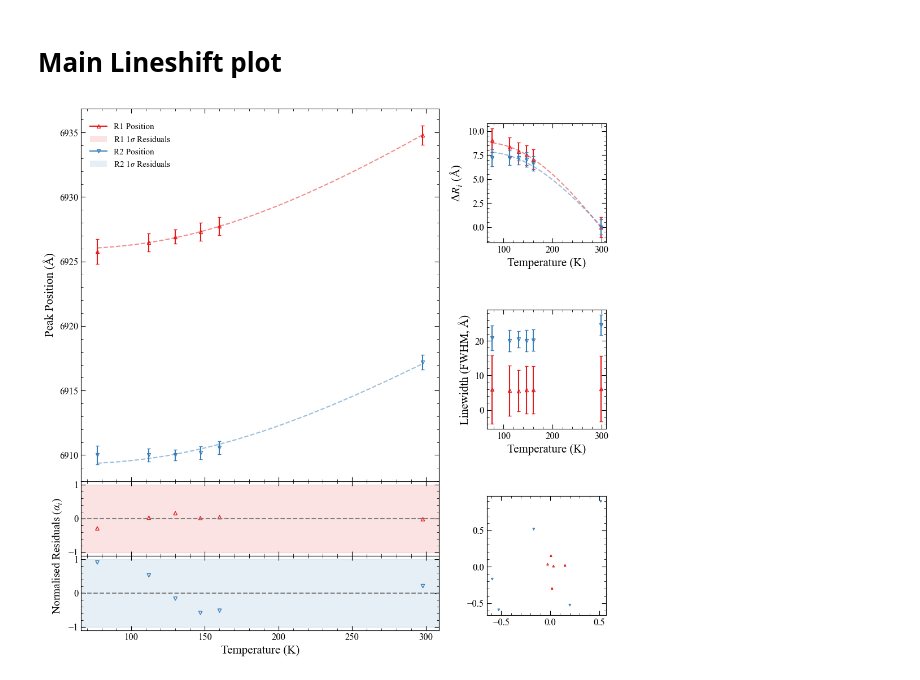
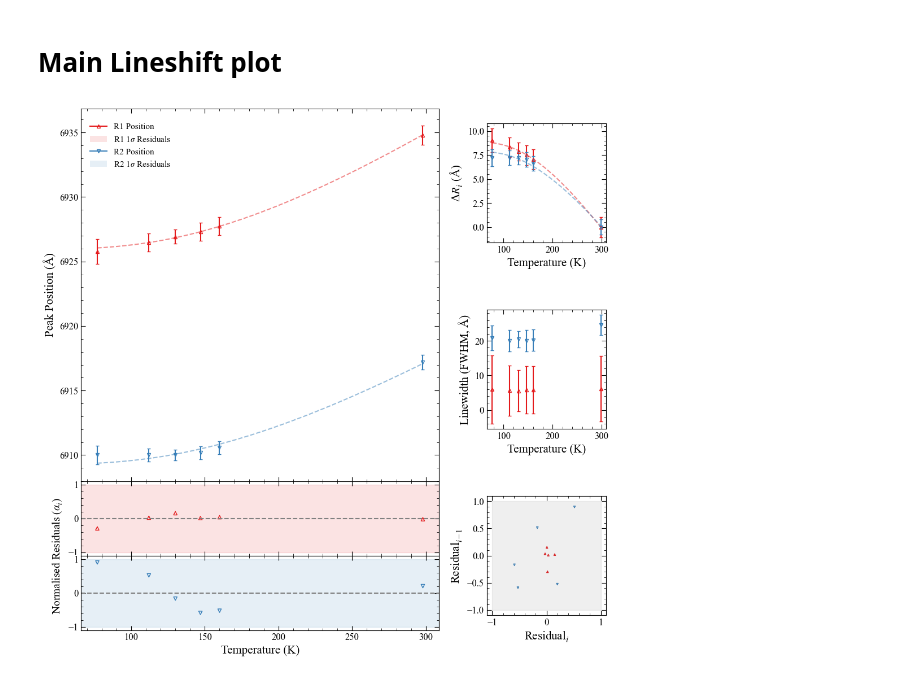
Before and after one commit to Sebastian426/Advanced-Lab-Code, a Jupyter notebook: Ocean_Optics_Specto/Ocean_Opt_V3.ipynb, the cells around one changed output. Cells and saved outputs as stored; diff of their text form; code cells hidden in the pictures.

```diff
--- a/Ocean_Optics_Specto/Ocean_Opt_V3.ipynb
+++ b/Ocean_Optics_Specto/Ocean_Opt_V3.ipynb
@@ -479,31 +479,38 @@ for data in range(len(y_lagplot)):
                      color = marker_colours[data], marker = marker_shapes[data],
                      s = 5, facecolor="none")
 
+ax_side3.fill_between([-1,1], -1,1,
+                      color = "grey", alpha = 0.12)
+
+ax_side3.set_ylabel(r"Residual$_{i-1}$")
+ax_side3.set_xlabel(r"Residual$_{i}$")
+
+#add elipses fitted to the lag data to show the general shape
 
 #########
 
 # Styling
 
 #########
 
 for ax in [ax_main, ax_res1, ax_res2, ax_side1, ax_side2, ax_side3]:
     ax.minorticks_on()
     ax.tick_params(which='major', size=6, direction='in',
                    right=True, top=True)
     ax.tick_params(which='minor', size=3, direction='in',
                    right=True, top=True)
 
 
 
 for ax in [ax_main, ax_res1, ax_res2, ax_side1, ax_side2, ax_side3]:
     for label in ax.get_xticklabels()+ ax.get_yticklabels():
         label.set_bbox(dict(
             facecolor="white",
             edgecolor="none",
             pad=1.0
         ))
 
 plt.savefig(laptop_savepath_lineshift, bbox_inches='tight', dpi  = 800)
 plt.show()
 # %% [output]
-[figure, old version]
+[figure, new version]
```
